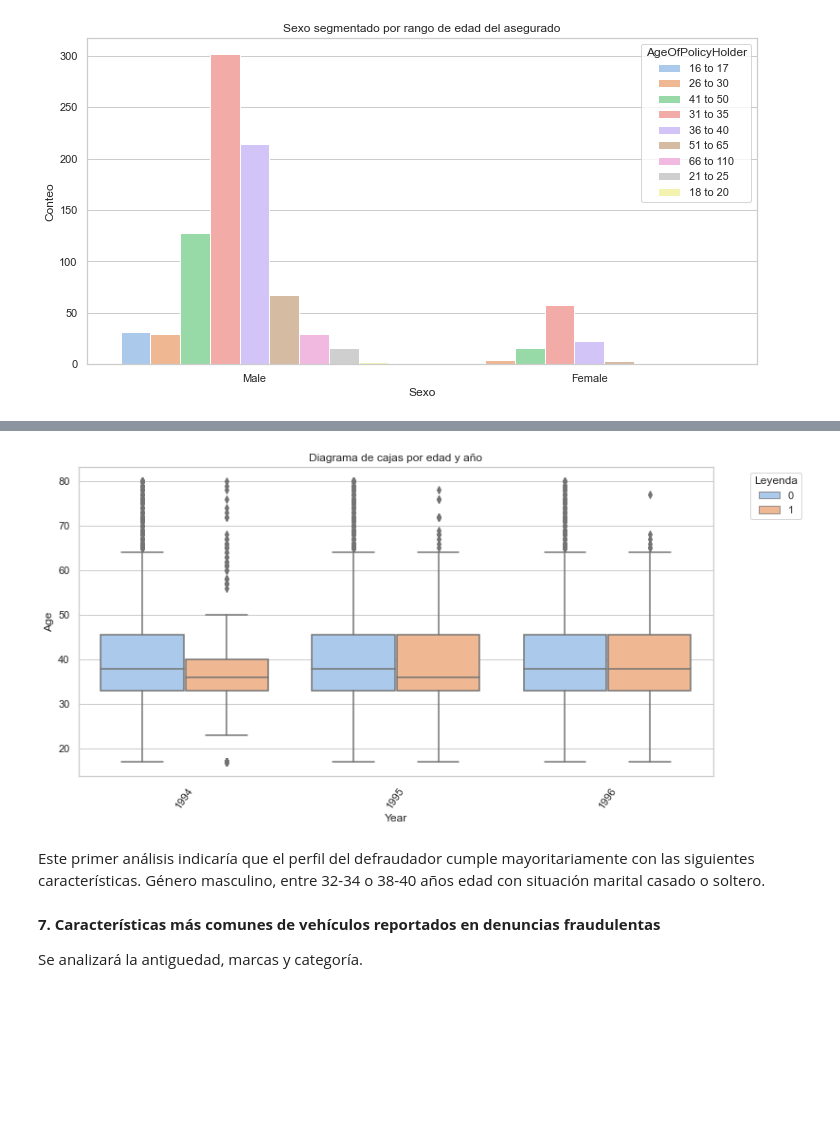
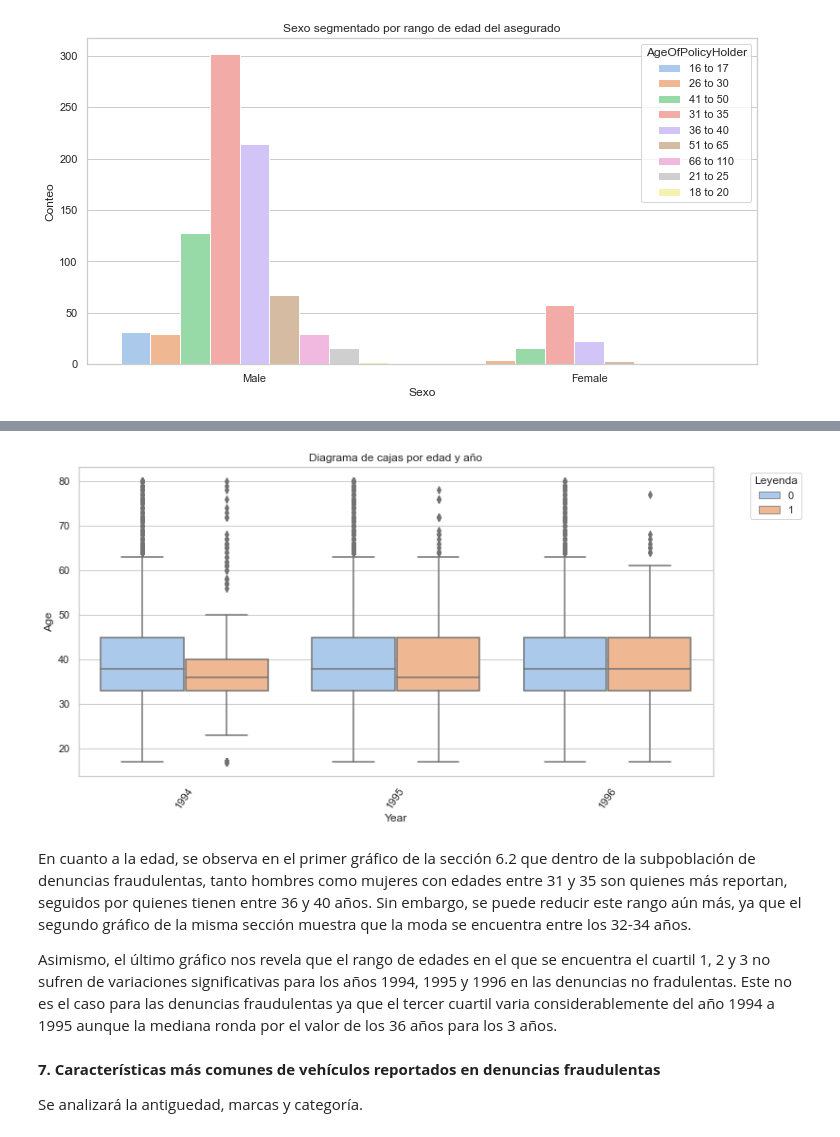
Before and after one commit to moniq0108/DataScience-Qin-entregables-varios, a Jupyter notebook: Data_StoryTelling+Qin.ipynb, the cells around one changed output, grey strips where cells are left out. Cells and saved outputs as stored; diff of their text form; code cells hidden in the pictures; blank space fills up the shorter version.

```diff
--- a/Data_StoryTelling+Qin.ipynb
+++ b/Data_StoryTelling+Qin.ipynb
@@ -188,7 +170,7 @@ df['Age'] = df['Age'].replace(0, 17)
 #Creo una nueva variable "Age_coherent" para analizar si hay más casos inconsistentes entre las variables "Age" y "AgeOfPolicyHolder".
 df['AgeOfPolicyHolder'] = df['AgeOfPolicyHolder'].replace("over 65", "66 to 110")
 # %%
-df["Age_coherent"] = df.apply(lambda x: True if int(x["Age"]) in range(int(x["AgeOfPolicyHolder"].split("to")[0]), int(x["AgeOfPolicyHolder"].split("to")[1])+1) else " ", axis=1)
+df["Age_coherent"] = df.apply(lambda x: True if int(x["Age"]) in range(int(x["AgeOfPolicyHolder"].split("to")[0]), int(x["AgeOfPolicyHolder"].split("to")[1])+1) else False, axis=1)
 # %%
 df[['start_age', 'end_age']] = df['AgeOfPolicyHolder'].str.split(' to ', expand=True).astype(int)
 df['age_mean'] = (df['start_age'] + df['end_age']) / 2
@@ -227,6 +204,11 @@ df.drop(df[df['MonthClaimed'] == '0'].index)
 # %%
 #Remuevo variables creadas para remediar la variable Age y también PolicyNumber ya que funciona cumple en este caso la misma función que el index.
 df_cleaned = df.copy().drop(['Age_coherent','start_age','end_age','age_mean','PolicyNumber'], axis=1)
+# %%
+#Normalizo los valores
+df_cleaned=df_cleaned.rename(columns={'FraudFound_P': 'FraudFoundP', 'Days_Policy_Accident':'DaysPolicyAccident','Days_Policy_Claim':'DaysPolicyClaim','AddressChange_Claim':'AddressChangeClaim'})
+# %%
+df_cleaned['Age'] = df_cleaned['Age'].astype('int')
 # %% [markdown]
 **6. Perfil del denunciante fraudulento**
 
@@ -315,14 +301,16 @@ Text(0.5, 1.0, 'Edad')
 # %%
 plt.figure(figsize=(12, 6))
-sns.boxplot(data= df_cleaned, x= 'Year', y='Age', hue= 'FraudFound_P',palette='pastel')
+sns.boxplot(data= df_cleaned, x= 'Year', y='Age', hue= 'FraudFoundP',palette='pastel')
 plt.legend(title="Leyenda", loc="upper left", bbox_to_anchor=(1.05, 1))
 plt.xticks(rotation = 55)
 plt.title("Diagrama de cajas por edad y año")
 plt.show()
 # %% [output]
-[figure, old version]
+[figure, new version]
-# %% [markdown]
-Este primer análisis indicaría que el perfil del defraudador cumple mayoritariamente con las siguientes características. Género masculino, entre 32-34 o 38-40 años edad con situación marital casado o soltero.
+# %% [markdown]
+En cuanto a la edad, se observa en el primer gráfico de la sección 6.2 que dentro de la subpoblación de denuncias fraudulentas, tanto hombres como mujeres con edades entre 31 y 35  son quienes más reportan, seguidos por quienes tienen entre 36 y 40 años. Sin embargo, se puede reducir este rango aún más, ya que el segundo gráfico de la misma sección muestra que la moda se encuentra entre los 32-34 años.
+
+Asimismo, el último gráfico nos revela que el rango de edades en el que se encuentra el cuartil 1, 2 y 3 no sufren de variaciones significativas para los años 1994, 1995 y 1996 en las denuncias no fradulentas. Este no es el caso para las denuncias fraudulentas ya que el tercer cuartil varia considerablemente del año 1994 a 1995 aunque la mediana ronda por el valor de los 36 años para los 3 años.
 # %% [markdown]
 **7. Características más comunes de vehículos reportados en denuncias fraudulentas**
 
```
Also changed, not shown: parts of 23 cells of this notebook.
